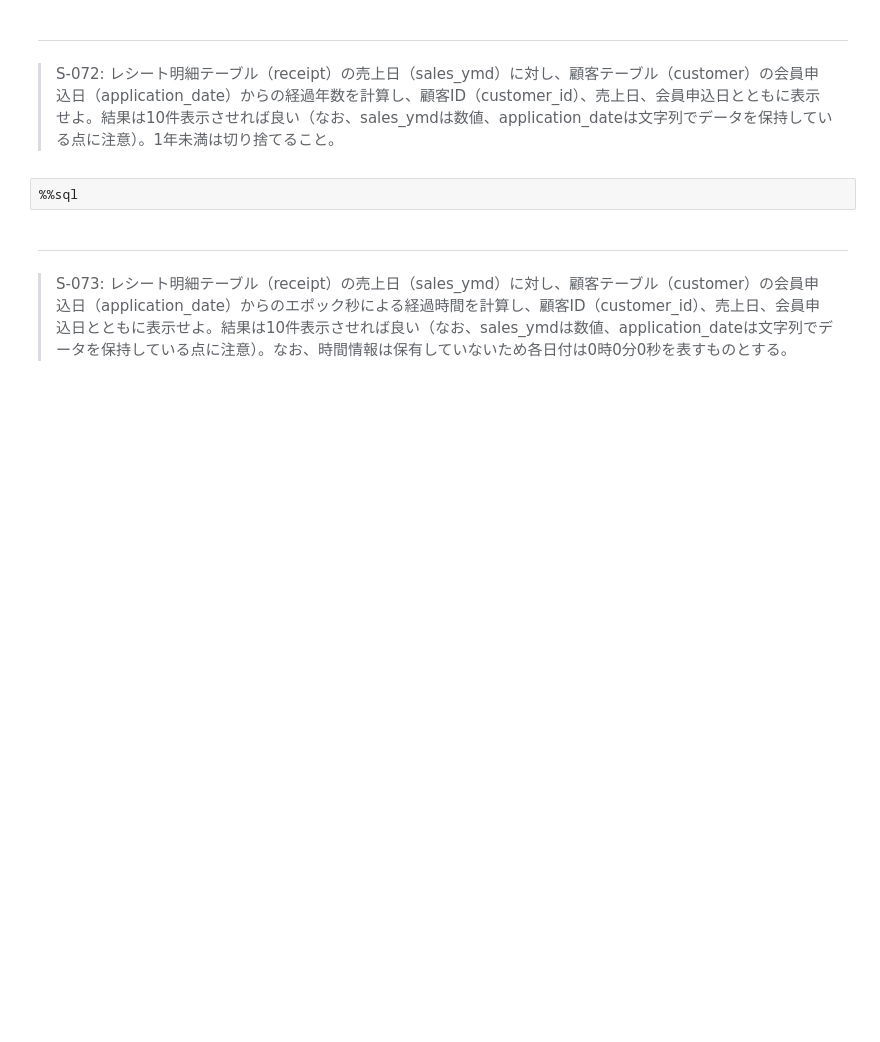
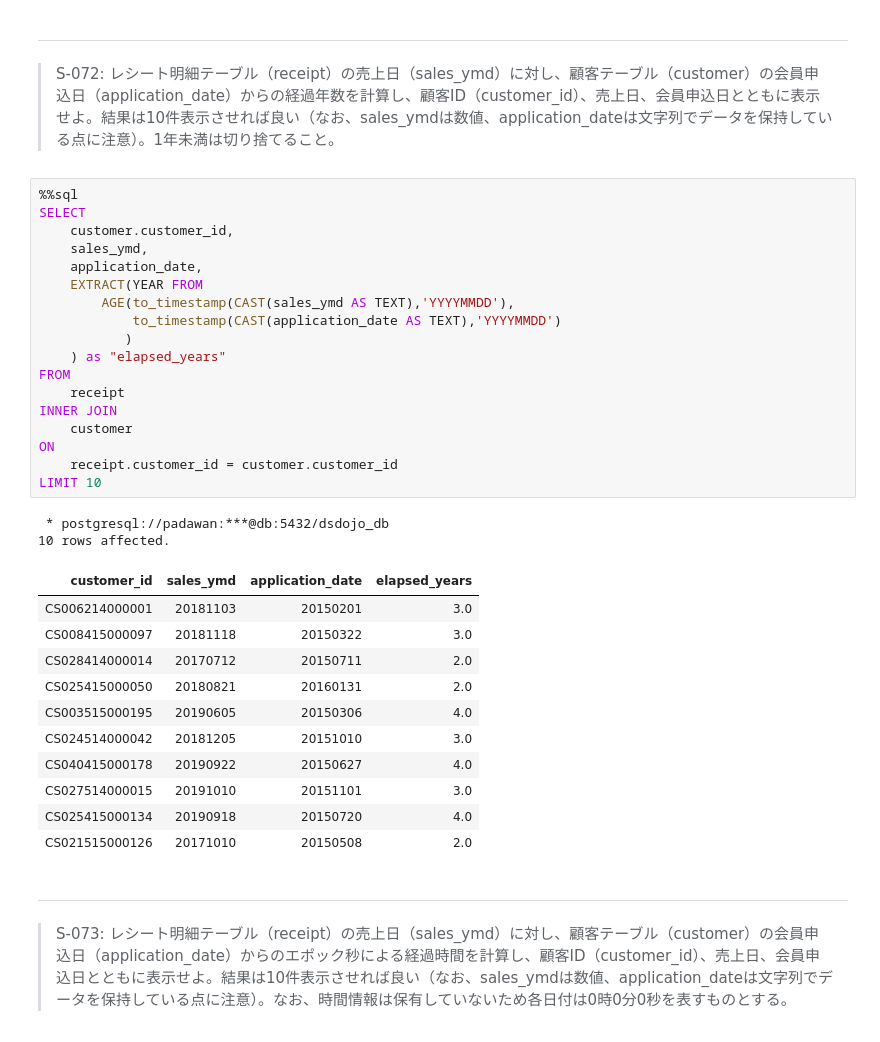
Before and after one commit to kouta0530/jupyter, a Jupyter notebook: practice/100knocks-preprocess/docker/work/preprocess_knock_SQL.ipynb, the cells around one changed output. Cells and saved outputs as stored; diff of their text form; blank space fills up the shorter version.

```diff
--- a/practice/100knocks-preprocess/docker/work/preprocess_knock_SQL.ipynb
+++ b/practice/100knocks-preprocess/docker/work/preprocess_knock_SQL.ipynb
@@ -1932,8 +1932,38 @@ LIMIT 10
 # %% [markdown]
 ---
 > S-072: レシート明細テーブル（receipt）の売上日（sales_ymd）に対し、顧客テーブル（customer）の会員申込日（application_date）からの経過年数を計算し、顧客ID（customer_id）、売上日、会員申込日とともに表示せよ。結果は10件表示させれば良い（なお、sales_ymdは数値、application_dateは文字列でデータを保持している点に注意）。1年未満は切り捨てること。
-# %%
-%%sql
+# %%
+%%sql
+SELECT
+    customer.customer_id,
+    sales_ymd,
+    application_date,
+    EXTRACT(YEAR FROM
+        AGE(to_timestamp(CAST(sales_ymd AS TEXT),'YYYYMMDD'),
+            to_timestamp(CAST(application_date AS TEXT),'YYYYMMDD')
+           )
+    ) as "elapsed_years"
+FROM
+    receipt
+INNER JOIN
+    customer
+ON
+    receipt.customer_id = customer.customer_id
+LIMIT 10
+# %% [output]
+ * postgresql://padawan:***@db:5432/dsdojo_db
+10 rows affected.
+| customer_id | sales_ymd | application_date | elapsed_years |
+| CS006214000001 | 20181103 | 20150201 | 3.0 |
+| CS008415000097 | 20181118 | 20150322 | 3.0 |
+| CS028414000014 | 20170712 | 20150711 | 2.0 |
+| CS025415000050 | 20180821 | 20160131 | 2.0 |
+| CS003515000195 | 20190605 | 20150306 | 4.0 |
+| CS024514000042 | 20181205 | 20151010 | 3.0 |
+| CS040415000178 | 20190922 | 20150627 | 4.0 |
+| CS027514000015 | 20191010 | 20151101 | 3.0 |
+| CS025415000134 | 20190918 | 20150720 | 4.0 |
+| CS021515000126 | 20171010 | 20150508 | 2.0 |
 # %% [markdown]
 ---
 > S-073: レシート明細テーブル（receipt）の売上日（sales_ymd）に対し、顧客テーブル（customer）の会員申込日（application_date）からのエポック秒による経過時間を計算し、顧客ID（customer_id）、売上日、会員申込日とともに表示せよ。結果は10件表示させれば良い（なお、sales_ymdは数値、application_dateは文字列でデータを保持している点に注意）。なお、時間情報は保有していないため各日付は0時0分0秒を表すものとする。
```
